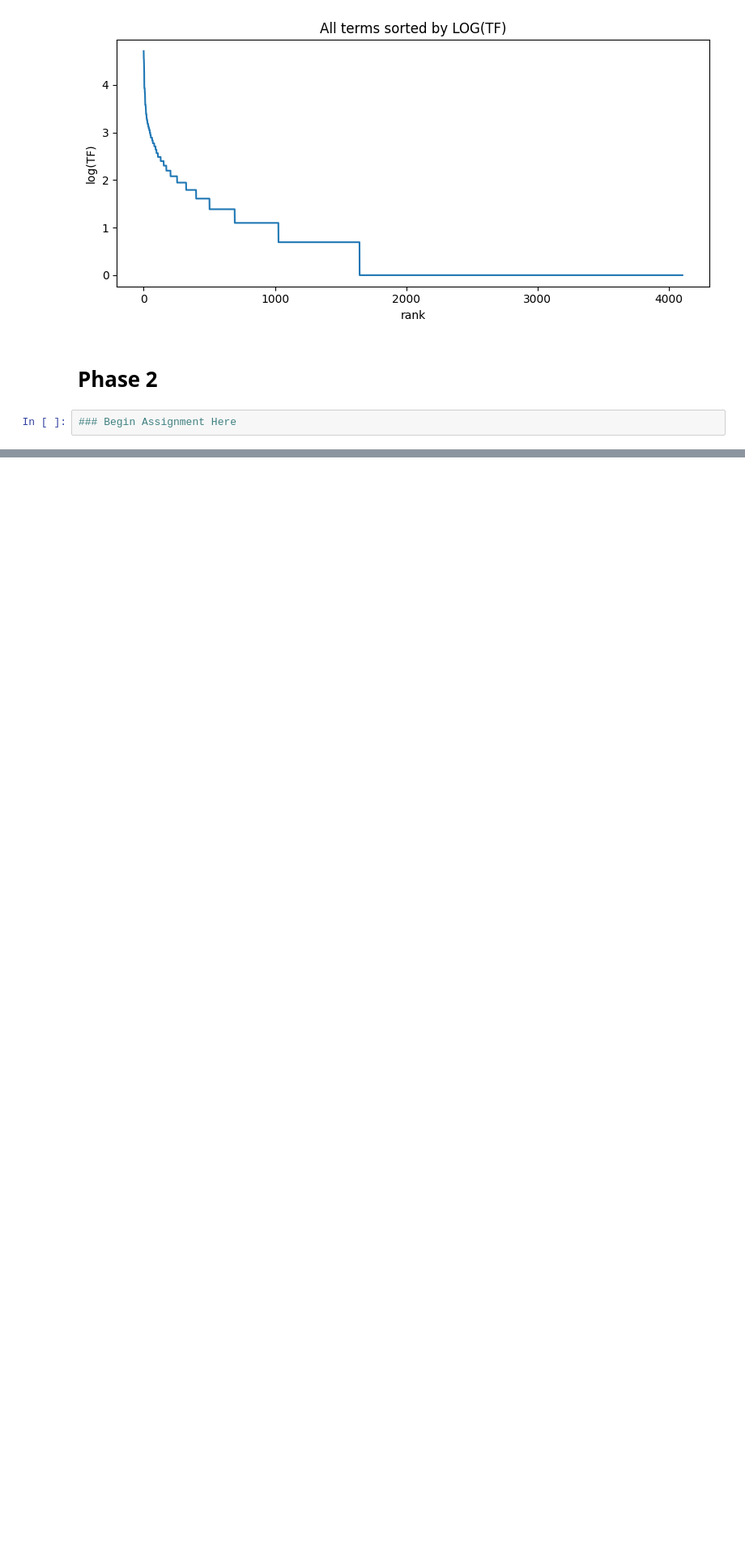
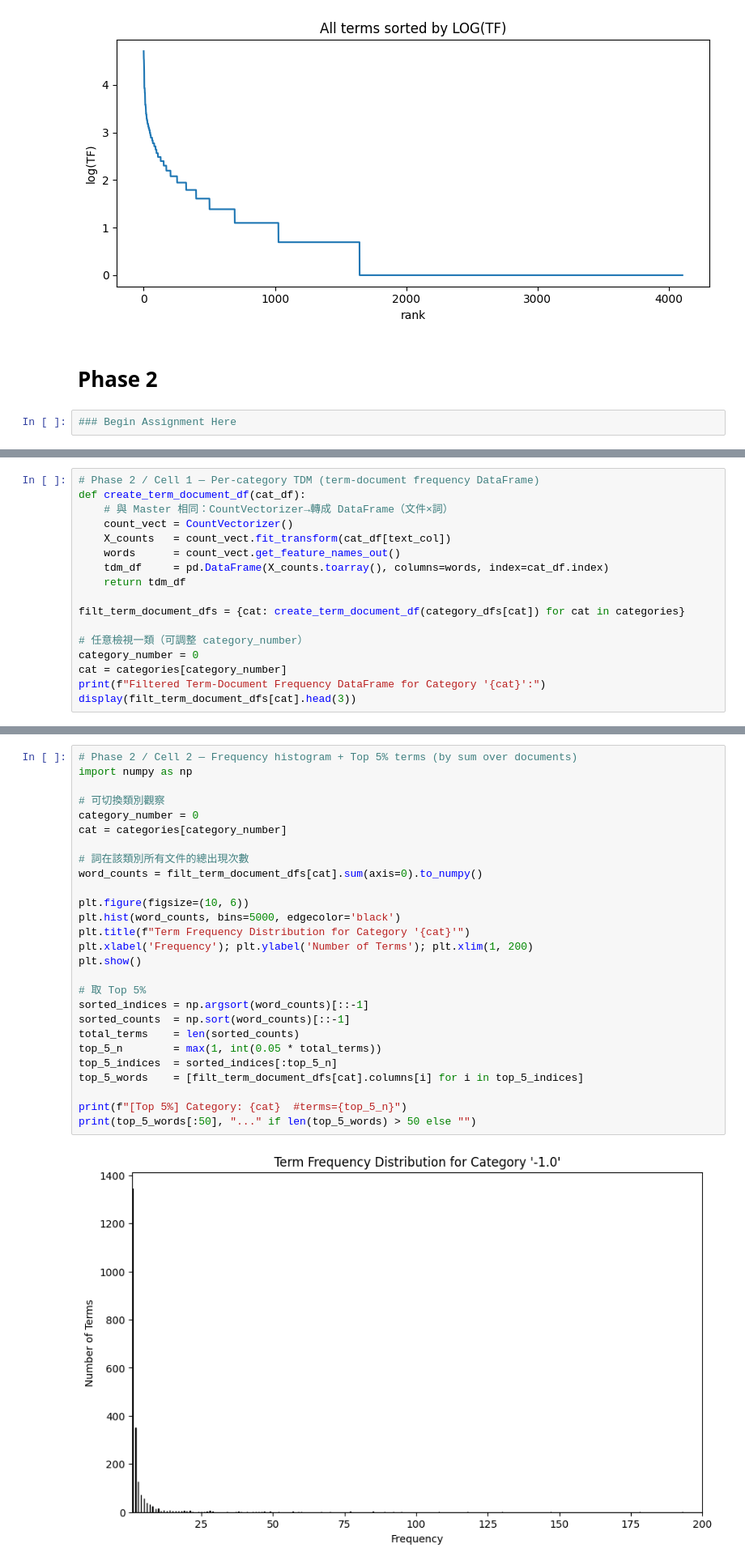
Before and after one commit to yuyanglin114/DM2025-Lab1-Exercise, a Jupyter notebook: DM2025-Lab1-Homework.ipynb, the cells around one changed output, grey strips where cells are left out. Shown at 81% size. Cells and saved outputs as stored; diff of their text form; blank space fills up the shorter version.

Commit message:
Phase 2 Homework done

```diff
--- a/DM2025-Lab1-Homework.ipynb
+++ b/DM2025-Lab1-Homework.ipynb
@@ -387,0 +441,17 @@ plt.figure(figsize=(8,4)); plt.plot(tf_log[order_log]); plt.title('All terms sor
+# %%
+# Phase 2 / Cell 1 — Per-category TDM (term-document frequency DataFrame)
+def create_term_document_df(cat_df):
+    # 與 Master 相同：CountVectorizer→轉成 DataFrame（文件×詞）
+    count_vect = CountVectorizer()
+    X_counts   = count_vect.fit_transform(cat_df[text_col])
+    words      = count_vect.get_feature_names_out()
+    tdm_df     = pd.DataFrame(X_counts.toarray(), columns=words, index=cat_df.index)
+    return tdm_df
+
+filt_term_document_dfs = {cat: create_term_document_df(category_dfs[cat]) for cat in categories}
+
+# 任意檢視一類（可調整 category_number）
+category_number = 0
+cat = categories[category_number]
+print(f"Filtered Term-Document Frequency DataFrame for Category '{cat}':")
+display(filt_term_document_dfs[cat].head(3))
@@ -387,0 +465,29 @@ plt.figure(figsize=(8,4)); plt.plot(tf_log[order_log]); plt.title('All terms sor
+# %%
+# Phase 2 / Cell 2 — Frequency histogram + Top 5% terms (by sum over documents)
+import numpy as np
+
+# 可切換類別觀察
+category_number = 0
+cat = categories[category_number]
+
+# 詞在該類別所有文件的總出現次數
+word_counts = filt_term_document_dfs[cat].sum(axis=0).to_numpy()
+
+plt.figure(figsize=(10, 6))
+plt.hist(word_counts, bins=5000, edgecolor='black')
+plt.title(f"Term Frequency Distribution for Category '{cat}'")
+plt.xlabel('Frequency'); plt.ylabel('Number of Terms'); plt.xlim(1, 200)
+plt.show()
+
+# 取 Top 5%
+sorted_indices = np.argsort(word_counts)[::-1]
+sorted_counts  = np.sort(word_counts)[::-1]
+total_terms    = len(sorted_counts)
+top_5_n        = max(1, int(0.05 * total_terms))
+top_5_indices  = sorted_indices[:top_5_n]
+top_5_words    = [filt_term_document_dfs[cat].columns[i] for i in top_5_indices]
+
+print(f"[Top 5%] Category: {cat}  #terms={top_5_n}")
+print(top_5_words[:50], "..." if len(top_5_words) > 50 else "")
+# %% [output]
+[figure, added]
```
Also changed, not shown: parts of 41 cells of this notebook.
